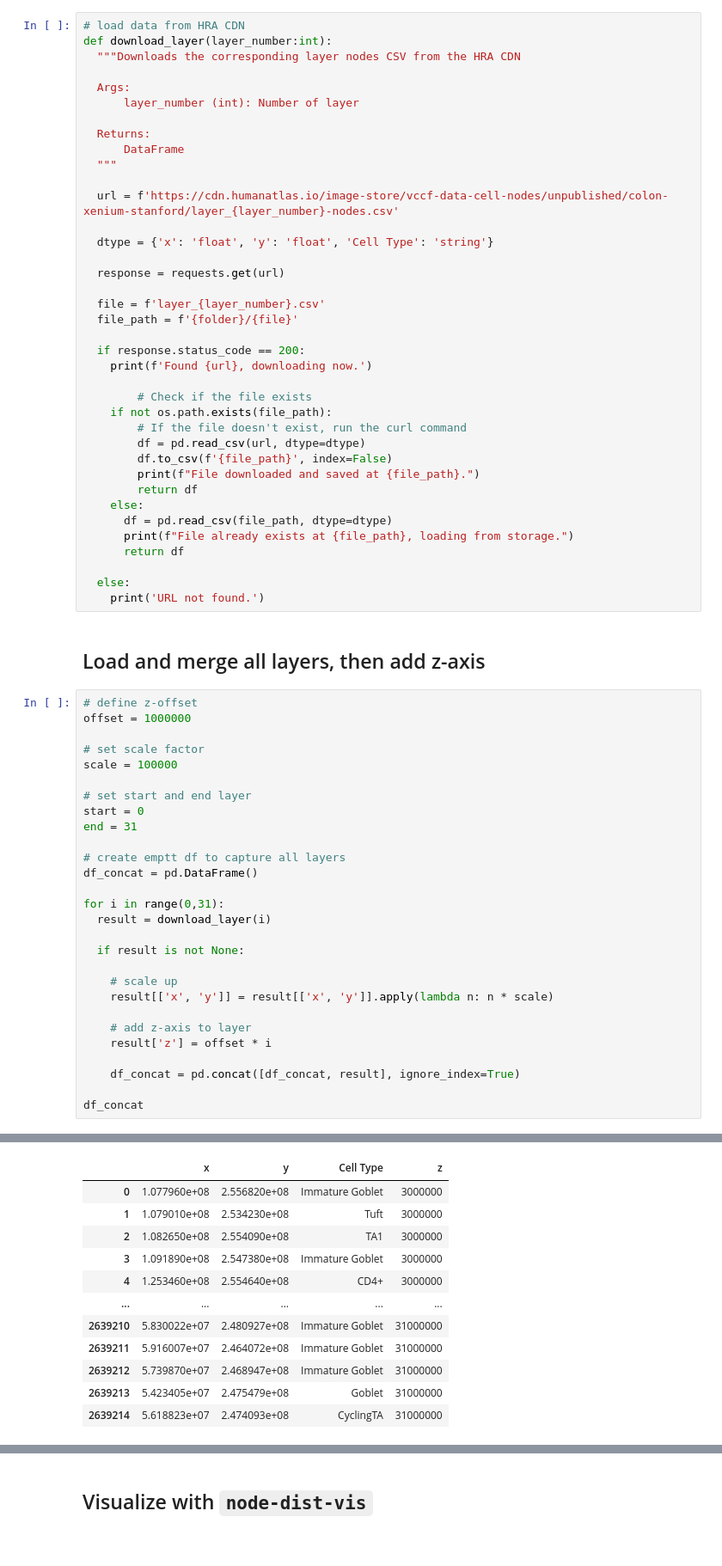
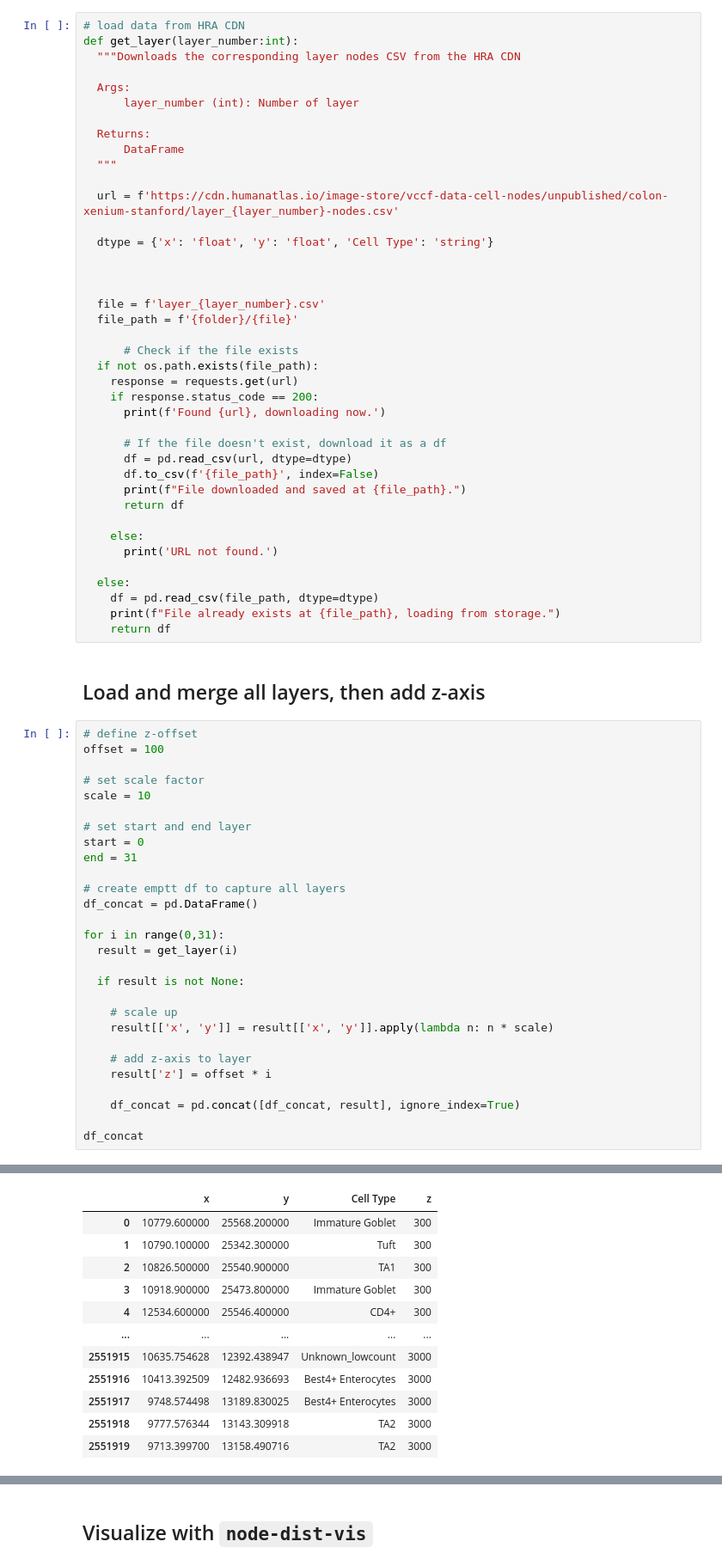
Before and after one commit to cns-iu/hra-organ-gallery-in-vr-preprocessing, a Jupyter notebook: preprocessing-zhu/process-zhu-data.ipynb, the cells around one changed output, grey strips where cells are left out. Shown: that part at 86% size. Cells and saved outputs as stored; diff of their text form.

```diff
--- a/preprocessing-zhu/process-zhu-data.ipynb
+++ b/preprocessing-zhu/process-zhu-data.ipynb
@@ -58,7 +58,7 @@ else:
 Folder 'data' already exists.
 # %%
 # load data from HRA CDN
-def download_layer(layer_number:int):
+def get_layer(layer_number:int):
   """Downloads the corresponding layer nodes CSV from the HRA CDN
 
   Args:
@@ -72,36 +72,38 @@ def download_layer(layer_number:int):
 
   dtype = {'x': 'float', 'y': 'float', 'Cell Type': 'string'}
 
-  response = requests.get(url)
+
 
   file = f'layer_{layer_number}.csv'
   file_path = f'{folder}/{file}'
 
-  if response.status_code == 200:
-    print(f'Found {url}, downloading now.')
+      # Check if the file exists
+  if not os.path.exists(file_path):
+    response = requests.get(url)
+    if response.status_code == 200:
+      print(f'Found {url}, downloading now.')
 
-        # Check if the file exists
-    if not os.path.exists(file_path):
-        # If the file doesn't exist, run the curl command
-        df = pd.read_csv(url, dtype=dtype)
-        df.to_csv(f'{file_path}', index=False)
-        print(f"File downloaded and saved at {file_path}.")
-        return df
-    else:
-      df = pd.read_csv(file_path, dtype=dtype)
-      print(f"File already exists at {file_path}, loading from storage.")
+      # If the file doesn't exist, download it as a df
+      df = pd.read_csv(url, dtype=dtype)
+      df.to_csv(f'{file_path}', index=False)
+      print(f"File downloaded and saved at {file_path}.")
       return df
 
+    else:
+      print('URL not found.')
+
   else:
-    print('URL not found.')
+    df = pd.read_csv(file_path, dtype=dtype)
+    print(f"File already exists at {file_path}, loading from storage.")
+    return df
 # %% [markdown]
 ## Load and merge all layers, then add z-axis
 # %%
 # define z-offset
-offset = 1000000
+offset = 100
 
 # set scale factor
-scale = 100000
+scale = 10
 
 # set start and end layer
 start = 0
@@ -111,7 +113,7 @@ end = 31
 df_concat = pd.DataFrame()
 
 for i in range(0,31):
-  result = download_layer(i)
+  result = get_layer(i)
 
   if result is not None:
 
@@ -145,12 +147,12 @@ File already exists at data/layer_31.csv, loading from storage.
 |  | x | y | Cell Type | z |
-| 0 | 1.077960e+08 | 2.556820e+08 | Immature Goblet | 3000000 |
-| 1 | 1.079010e+08 | 2.534230e+08 | Tuft | 3000000 |
-| 2 | 1.082650e+08 | 2.554090e+08 | TA1 | 3000000 |
-| 3 | 1.091890e+08 | 2.547380e+08 | Immature Goblet | 3000000 |
-| 4 | 1.253460e+08 | 2.554640e+08 | CD4+ | 3000000 |
+| 0 | 10779.600000 | 25568.200000 | Immature Goblet | 300 |
+| 1 | 10790.100000 | 25342.300000 | Tuft | 300 |
+| 2 | 10826.500000 | 25540.900000 | TA1 | 300 |
+| 3 | 10918.900000 | 25473.800000 | Immature Goblet | 300 |
+| 4 | 12534.600000 | 25546.400000 | CD4+ | 300 |
 | ... | ... | ... | ... | ... |
-| 2639210 | 5.830022e+07 | 2.480927e+08 | Immature Goblet | 31000000 |
-| 2639211 | 5.916007e+07 | 2.464072e+08 | Immature Goblet | 31000000 |
-| 2639212 | 5.739870e+07 | 2.468947e+08 | Immature Goblet | 31000000 |
-| 2639213 | 5.423405e+07 | 2.475479e+08 | Goblet | 31000000 |
-| 2639214 | 5.618823e+07 | 2.474093e+08 | CyclingTA | 31000000 |
+| 2551915 | 10635.754628 | 12392.438947 | Unknown_lowcount | 3000 |
+| 2551916 | 10413.392509 | 12482.936693 | Best4+ Enterocytes | 3000 |
+| 2551917 | 9748.574498 | 13189.830025 | Best4+ Enterocytes | 3000 |
+| 2551918 | 9777.576344 | 13143.309918 | TA2 | 3000 |
+| 2551919 | 9713.399700 | 13158.490716 | TA2 | 3000 |
```
Also changed, not shown: parts of 7 cells of this notebook, 1 other file.
